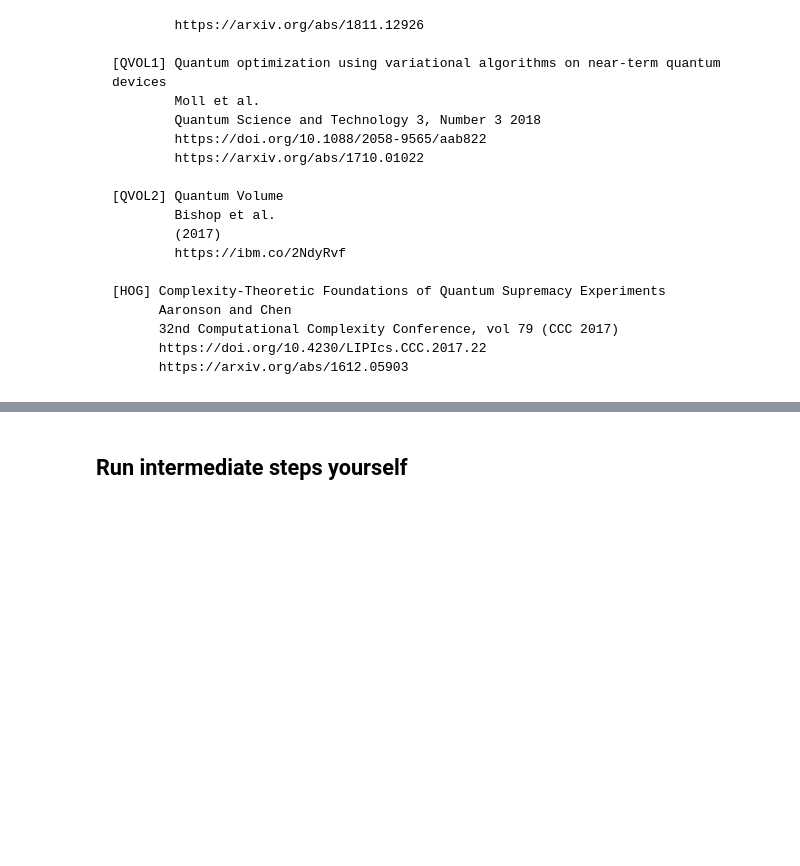
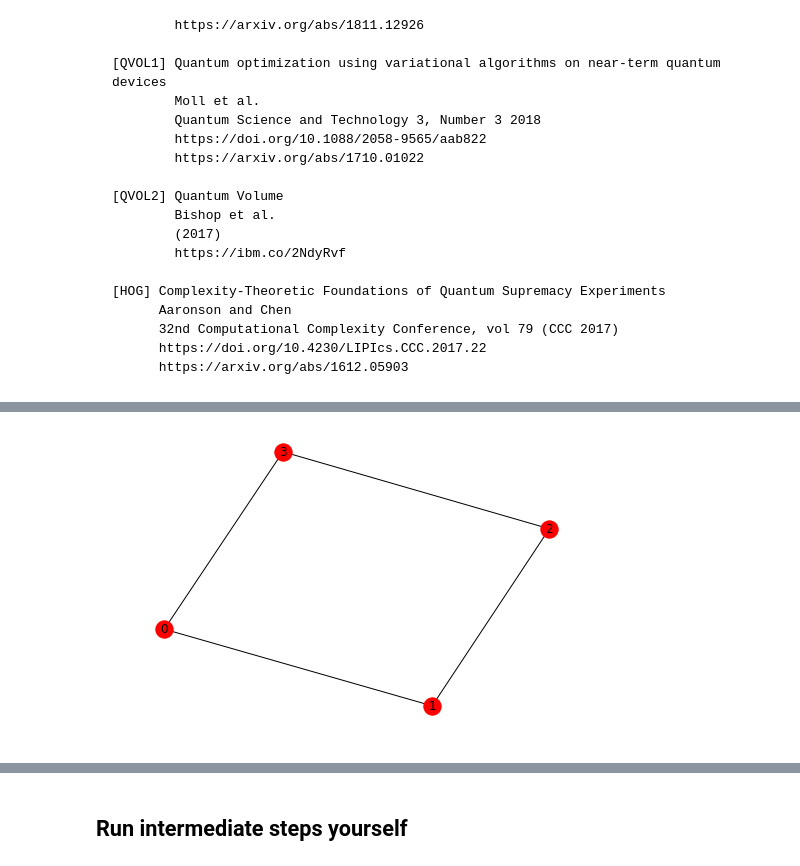
Before and after one commit to rigetti/forest-benchmarking, a Jupyter notebook: examples/quantum_volume.ipynb, the cells around one changed output, grey strips where cells are left out. Drawn from its saved outputs; the diff is of its cells as text; code cells hidden in the pictures; blank space fills up the shorter version.

```diff
--- a/examples/quantum_volume.ipynb
+++ b/examples/quantum_volume.ipynb
@@ -119,3 +134,5 @@ nx.draw_networkx(path_graph, with_labels=True)
 # %%
-nx.draw_networkx(loop_graph, with_labels=True)
+nx.draw(loop_graph, with_labels=True)
+# %% [output]
+[figure, added]
 # %%
```
Also changed, not shown: parts of 23 cells of this notebook.
